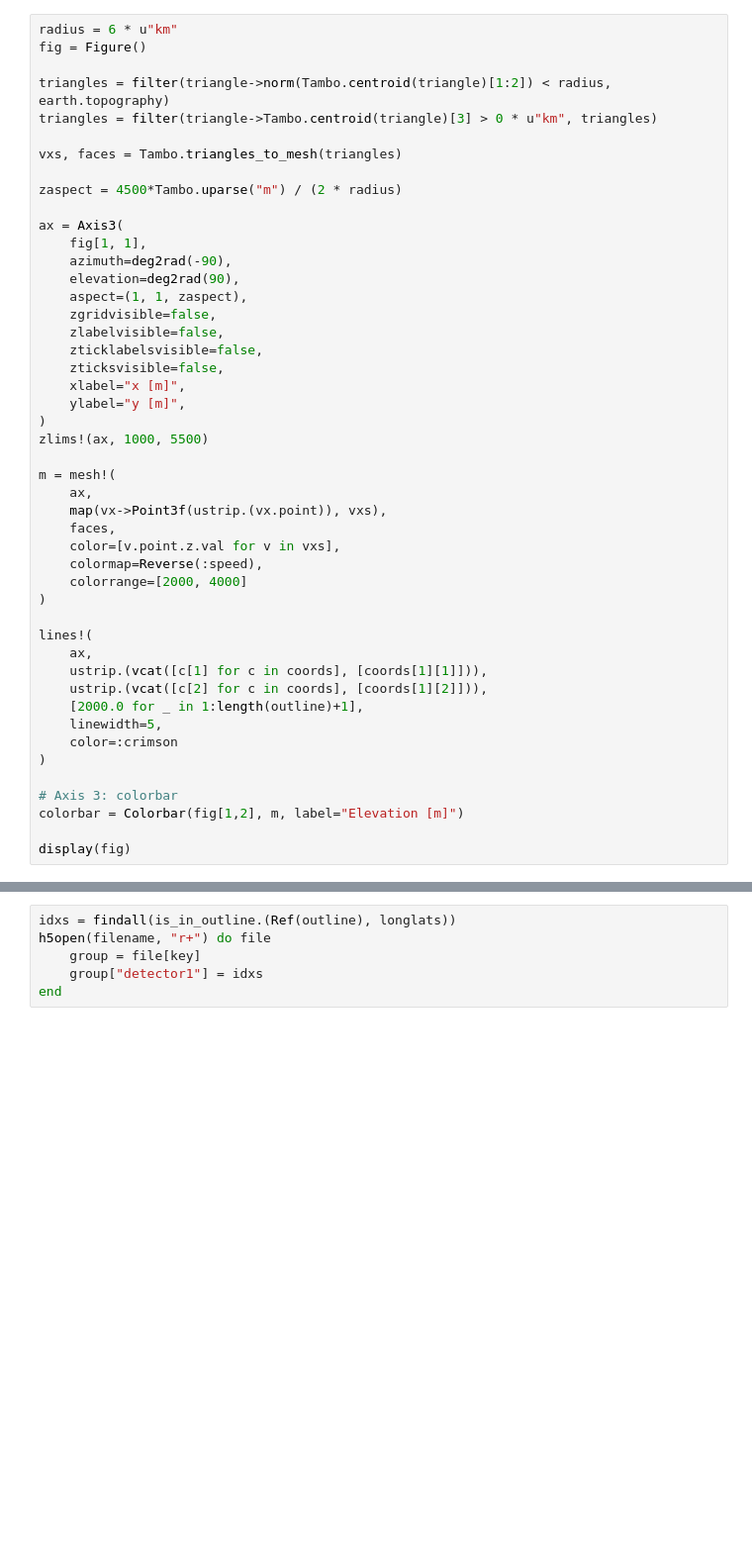
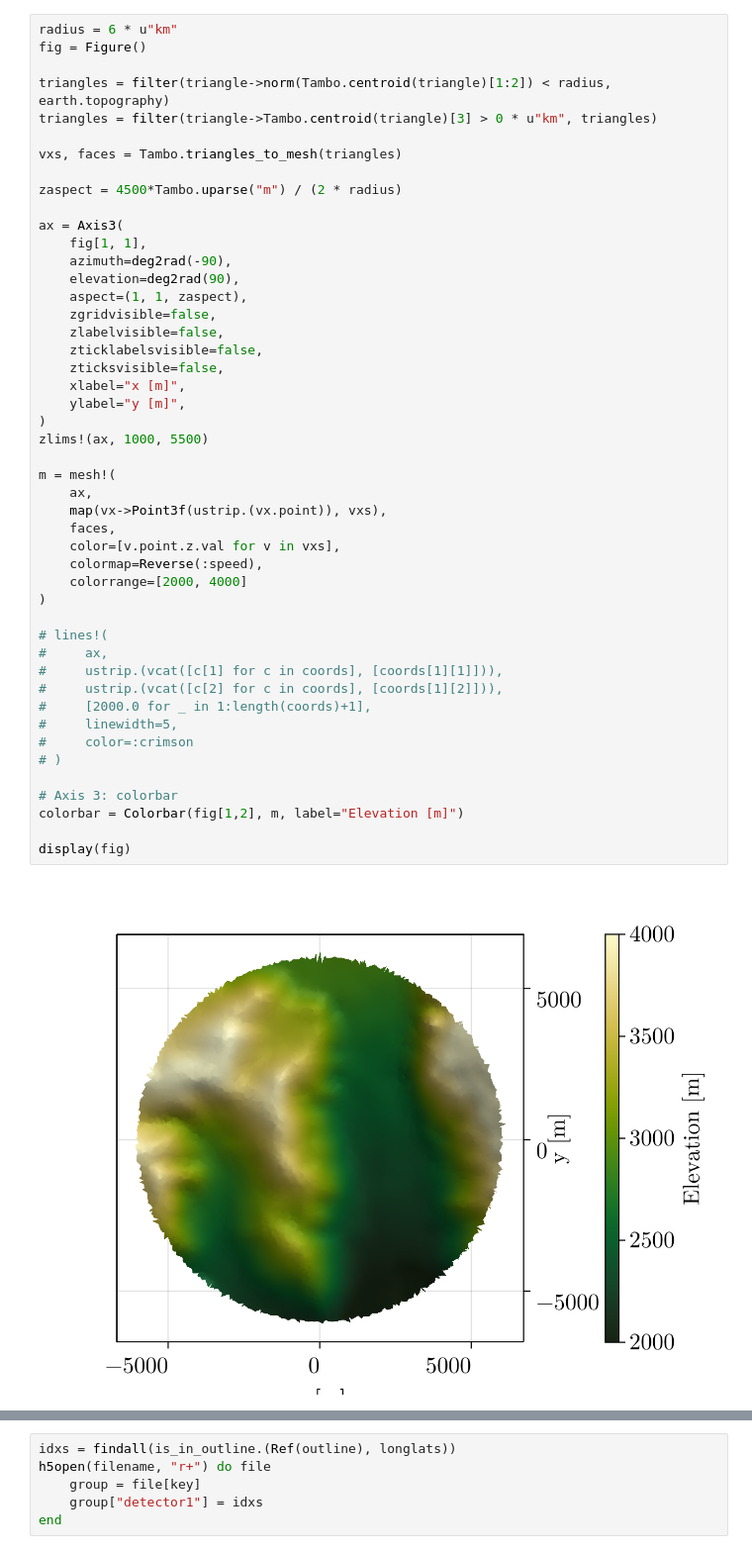
Before and after one commit to TAMBO-Observatory/TamboSim, a Jupyter notebook: notebooks/create_geometry/detection_region_selection.ipynb, the cells around one changed output, grey strips where cells are left out. Shown at 99% size. Saved outputs shown, nothing was run; the diff lists cells and outputs as text; blank space fills up the shorter version.

```diff
--- a/notebooks/create_geometry/detection_region_selection.ipynb
+++ b/notebooks/create_geometry/detection_region_selection.ipynb
@@ -59,38 +131,40 @@ vxs, faces = Tambo.triangles_to_mesh(triangles)
 zaspect = 4500*Tambo.uparse("m") / (2 * radius)
 
 ax = Axis3(
     fig[1, 1],
     azimuth=deg2rad(-90),
     elevation=deg2rad(90),
     aspect=(1, 1, zaspect),
     zgridvisible=false,
     zlabelvisible=false,
     zticklabelsvisible=false,
     zticksvisible=false,
     xlabel="x [m]",
     ylabel="y [m]",
 )
 zlims!(ax, 1000, 5500)
 
 m = mesh!(
     ax,
     map(vx->Point3f(ustrip.(vx.point)), vxs),
     faces,
     color=[v.point.z.val for v in vxs],
     colormap=Reverse(:speed),
     colorrange=[2000, 4000]
 )
 
-lines!(
-    ax,
-    ustrip.(vcat([c[1] for c in coords], [coords[1][1]])),
-    ustrip.(vcat([c[2] for c in coords], [coords[1][2]])),
-    [2000.0 for _ in 1:length(outline)+1],
-    linewidth=5,
-    color=:crimson
-)
+# lines!(
+#     ax,
+#     ustrip.(vcat([c[1] for c in coords], [coords[1][1]])),
+#     ustrip.(vcat([c[2] for c in coords], [coords[1][2]])),
+#     [2000.0 for _ in 1:length(coords)+1],
+#     linewidth=5,
+#     color=:crimson
+# )
 
 # Axis 3: colorbar
 colorbar = Colorbar(fig[1,2], m, label="Elevation [m]")
 
 display(fig)
+# %% [output]
+[figure, added]
```
Also changed, not shown: parts of 8 cells of this notebook, 1 other file.
